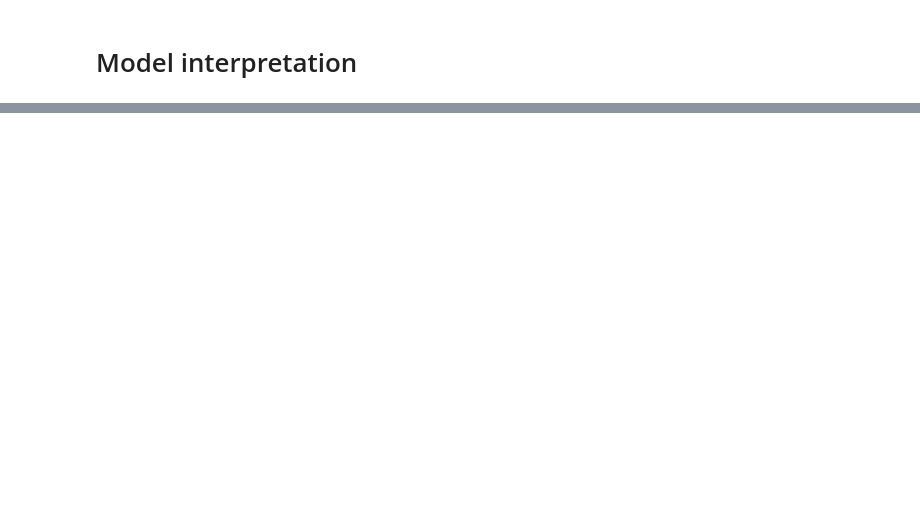
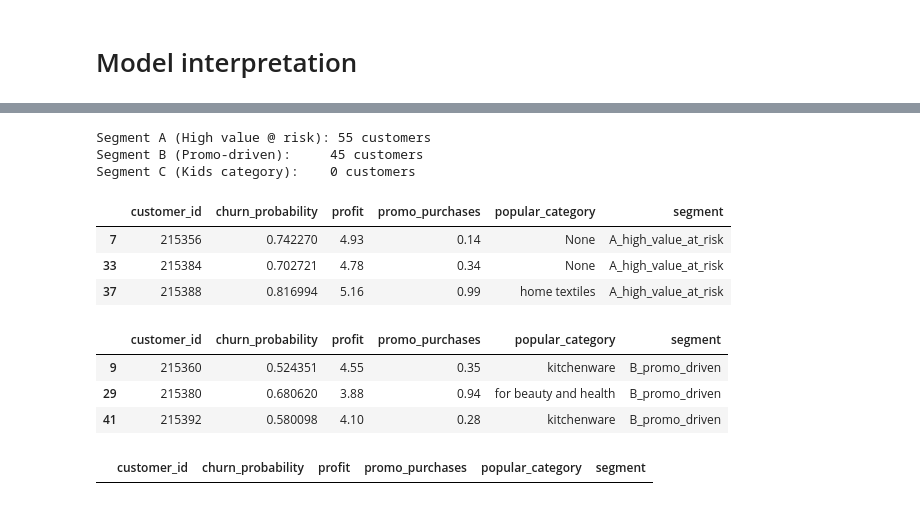
Before and after one commit to alexkeram/mini-etl-dbt-prefect, a Jupyter notebook: teach-model.ipynb, the cells around one changed output, grey strips where cells are left out. Drawn from its saved outputs; the diff is of its cells as text; code cells hidden in the pictures; blank space fills up the shorter version.

```diff
--- a/teach-model.ipynb
+++ b/teach-model.ipynb
@@ -1432,0 +1164,58 @@ This segment includes **245 customers** (over 12% of the base) and contributes d
+# %%
+
+# Safety: make sure required columns exist
+required_cols = ["churn_probability", "profit", "promo_purchases", "popular_category"]
+missing = [c for c in required_cols if c not in df_segmentation.columns]
+if missing:
+    raise ValueError(f"Missing columns in df_segmentation: {missing}")
+
+# 1) Compute thresholds from data (robust to scale/shift)
+p_high = 0.70  # business cutoff for high churn risk (keep as a fixed business rule)
+profit_high = df_segmentation["profit"].quantile(0.75)  # top 25% profit
+profit_mid_lo, profit_mid_hi = df_segmentation["profit"].quantile([0.40, 0.75])
+promo_high = df_segmentation["promo_purchases"].quantile(0.60)  # top 40% promo share
+p_mid = 0.40  # medium churn risk
+
+# 2) Segment definitions (vectorized)
+# Segment A — High Value at Risk
+segment_A = df_segmentation[
+    (df_segmentation["churn_probability"] >= p_high) &
+    (df_segmentation["profit"] >= profit_high)
+    ].copy()
+
+# Segment B — Promo-Driven Buyers
+segment_B = df_segmentation[
+    (df_segmentation["churn_probability"] >= p_mid) &
+    (df_segmentation["churn_probability"] < p_high) &
+    (df_segmentation["promo_purchases"] >= promo_high) &
+    (df_segmentation["profit"].between(profit_mid_lo, profit_mid_hi, inclusive="left"))
+    ].copy()
+
+# Segment C — Category-Specific Risk (Kids products)
+segment_C = df_segmentation[
+    (df_segmentation["popular_category"] == "Kids products") &
+    (df_segmentation["churn_probability"] >= p_mid)
+    ].copy()
+
+# 3) Sizes
+print(f"Segment A (High value @ risk): {segment_A.shape[0]} customers")
+print(f"Segment B (Promo-driven):     {segment_B.shape[0]} customers")
+print(f"Segment C (Kids category):    {segment_C.shape[0]} customers")
+
+# (optional) quick peek
+display(segment_A.head(3))
+display(segment_B.head(3))
+display(segment_C.head(3))
+# %% [output]
+Segment A (High value @ risk): 55 customers
+Segment B (Promo-driven):     45 customers
+Segment C (Kids category):    0 customers
+|  | customer_id | churn_probability | profit | promo_purchases | popular_category | segment |
+| 7 | 215356 | 0.742270 | 4.93 | 0.14 | None | A_high_value_at_risk |
+| 33 | 215384 | 0.702721 | 4.78 | 0.34 | None | A_high_value_at_risk |
+| 37 | 215388 | 0.816994 | 5.16 | 0.99 | home textiles | A_high_value_at_risk |
+|  | customer_id | churn_probability | profit | promo_purchases | popular_category | segment |
+| 9 | 215360 | 0.524351 | 4.55 | 0.35 | kitchenware | B_promo_driven |
+| 29 | 215380 | 0.680620 | 3.88 | 0.94 | for beauty and health | B_promo_driven |
+| 41 | 215392 | 0.580098 | 4.10 | 0.28 | kitchenware | B_promo_driven |
+|  | customer_id | churn_probability | profit | promo_purchases | popular_category | segment |
```
Also changed, not shown: parts of 71 cells of this notebook, 10 other files.
